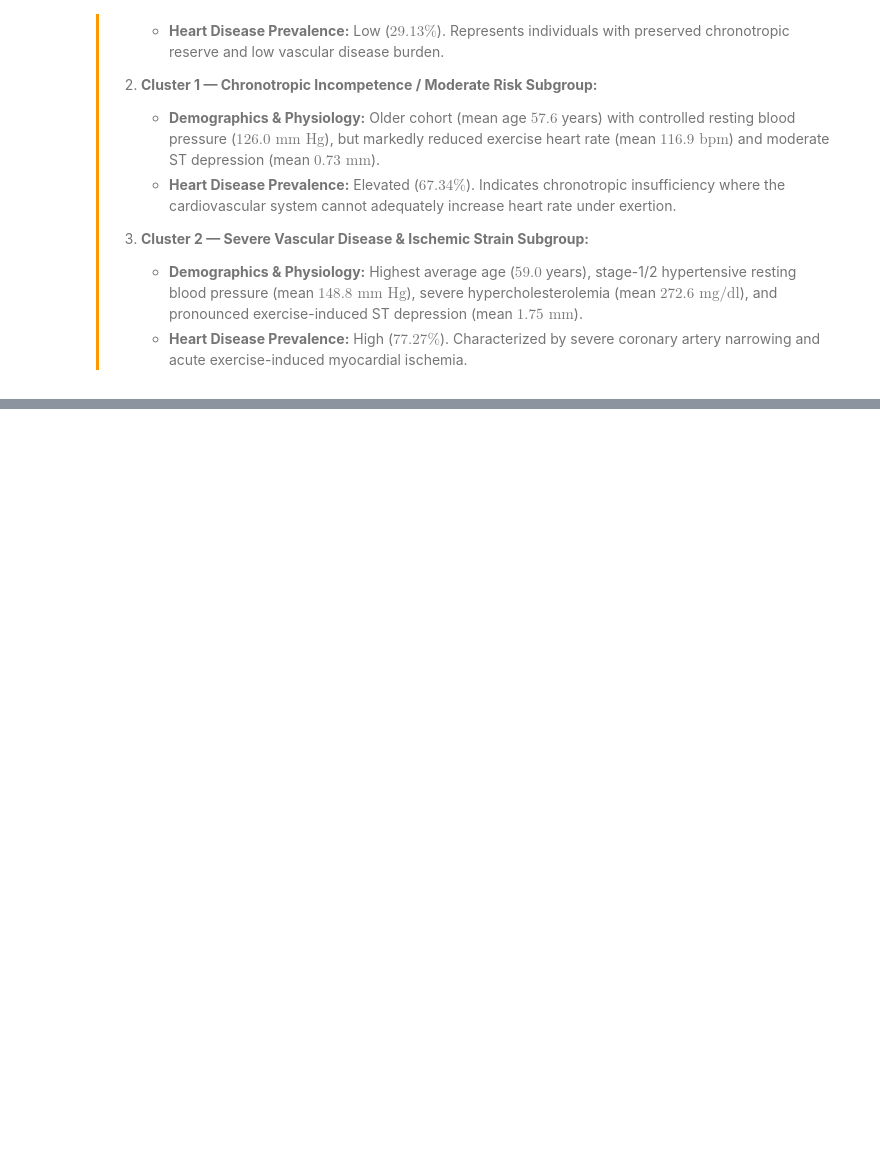
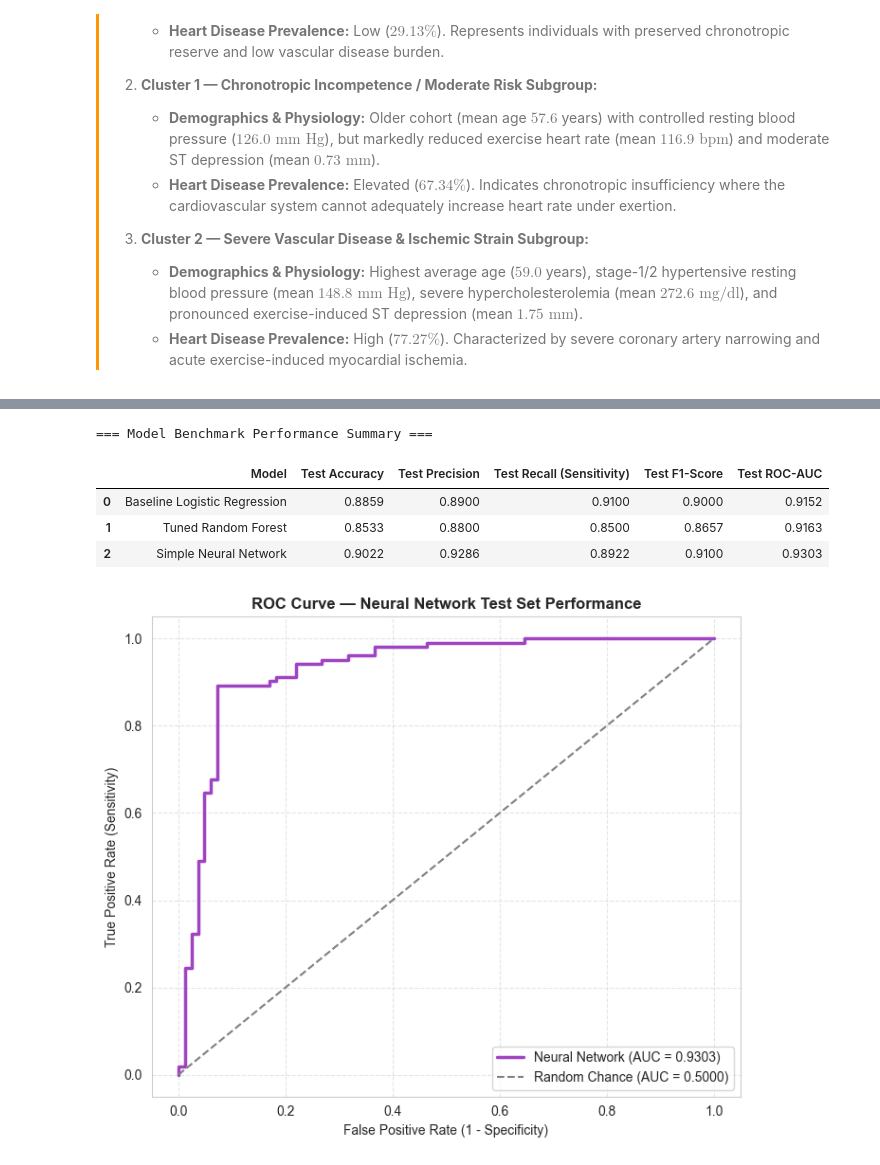
Before and after one commit to Amr-Sheqwara/AI_ML_Internship, a Jupyter notebook: Projects/cardiac_monitoring_project/Notebooks/Cardiac_Patient_Monitoring_System.ipynb, the cells around one changed output, grey strips where cells are left out. Cells and saved outputs as stored; diff of their text form; code cells hidden in the pictures; blank space fills up the shorter version.

Commit message:
Implemented the Neural Network to the Project

```diff
--- a/Projects/cardiac_monitoring_project/Notebooks/Cardiac_Patient_Monitoring_System.ipynb
+++ b/Projects/cardiac_monitoring_project/Notebooks/Cardiac_Patient_Monitoring_System.ipynb
@@ -932,0 +1233,38 @@ display(cluster_profiles)
+# %%
+from IPython.display import display
+
+comparison_data = {
+    "Model": [
+        "Baseline Logistic Regression",
+        "Tuned Random Forest",
+        "Simple Neural Network"
+    ],
+    "Test Accuracy": [0.8859, 0.8533, nn_accuracy],
+    "Test Precision": [0.8900, 0.8800, nn_precision],
+    "Test Recall (Sensitivity)": [0.9100, 0.8500, nn_recall],
+    "Test F1-Score": [0.9000, 0.8657, nn_f1],
+    "Test ROC-AUC": [0.9152, 0.9163, nn_roc_auc]
+}
+
+comparison_df = pd.DataFrame(comparison_data)
+print("\n=== Model Benchmark Performance Summary ===")
+display(comparison_df.round(4))
+
+fpr, tpr, _ = roc_curve(y_test, nn_test_probs)
+plt.figure(figsize=(7, 6))
+plt.plot(fpr, tpr, color='#9f43c3', linewidth=2.5, label=f'Neural Network (AUC = {nn_roc_auc:.4f})')
+plt.plot([0, 1], [0, 1], color='gray', linestyle='--', linewidth=1.5, label='Random Chance (AUC = 0.5000)')
+plt.title("ROC Curve — Neural Network Test Set Performance", fontsize=12, fontweight='bold')
+plt.xlabel("False Positive Rate (1 - Specificity)", fontsize=10)
+plt.ylabel("True Positive Rate (Sensitivity)", fontsize=10)
+plt.legend(loc='lower right', fontsize=10)
+plt.grid(True, linestyle='--', alpha=0.5)
+plt.tight_layout()
+plt.show()
+# %% [output]
+=== Model Benchmark Performance Summary ===
+|  | Model | Test Accuracy | Test Precision | Test Recall (Sensitivity) | Test F1-Score | Test ROC-AUC |
+| 0 | Baseline Logistic Regression | 0.8859 | 0.8900 | 0.9100 | 0.9000 | 0.9152 |
+| 1 | Tuned Random Forest | 0.8533 | 0.8800 | 0.8500 | 0.8657 | 0.9163 |
+| 2 | Simple Neural Network | 0.9022 | 0.9286 | 0.8922 | 0.9100 | 0.9303 |
+[figure, added]
```
Also changed, not shown: parts of 25 cells of this notebook.
